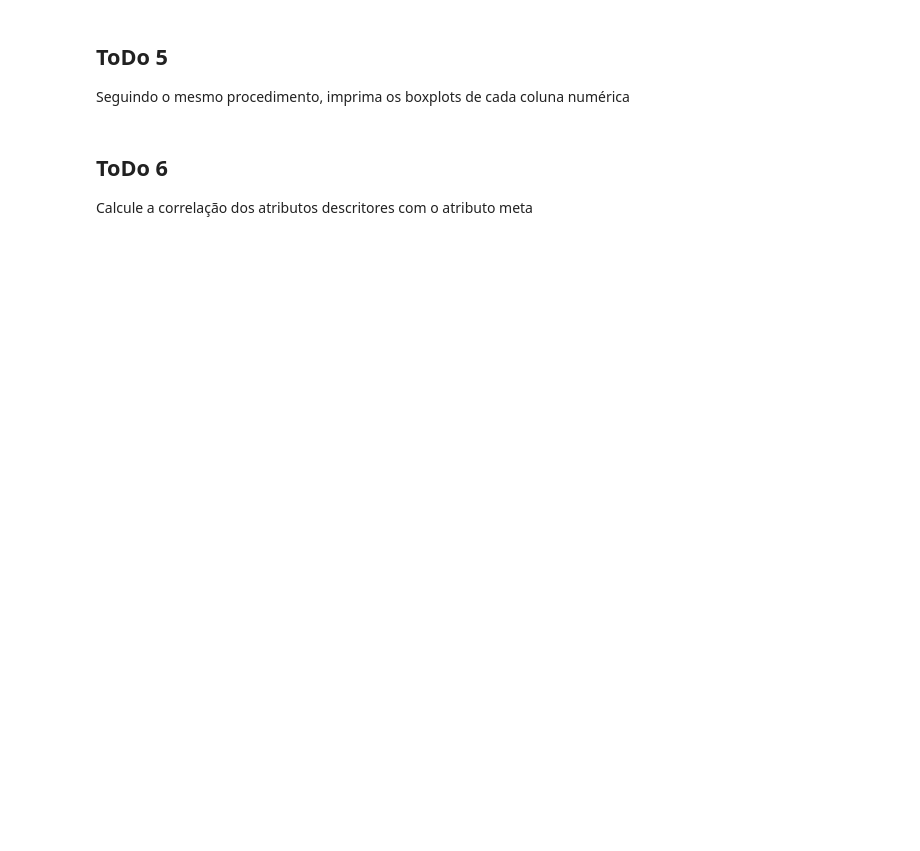
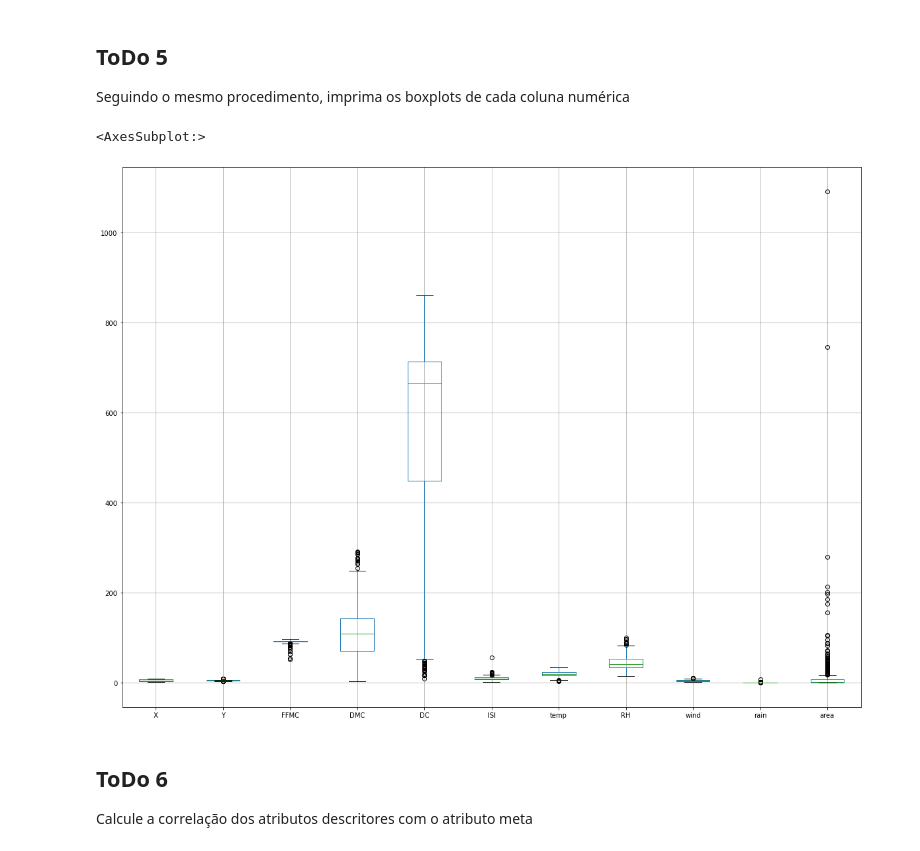
Before and after one commit to paulobrandaodev/FIAP_Python, a Jupyter notebook: Aula_8.ipynb, the cells around one changed output. Saved outputs shown, nothing was run; the diff lists cells and outputs as text; code cells hidden in the pictures; blank space fills up the shorter version.

```diff
--- a/Aula_8.ipynb
+++ b/Aula_8.ipynb
@@ -134,3 +171,9 @@ Seguindo o mesmo procedimento, imprima os boxplots de cada coluna numérica
+# %%
+# Resposta
+data.boxplot(figsize=(20,15))
+# %% [output]
+<AxesSubplot:>
+[figure, added]
 # %% [markdown]
 ## ToDo 6
 
```
Also changed, not shown: parts of 21 cells of this notebook.
